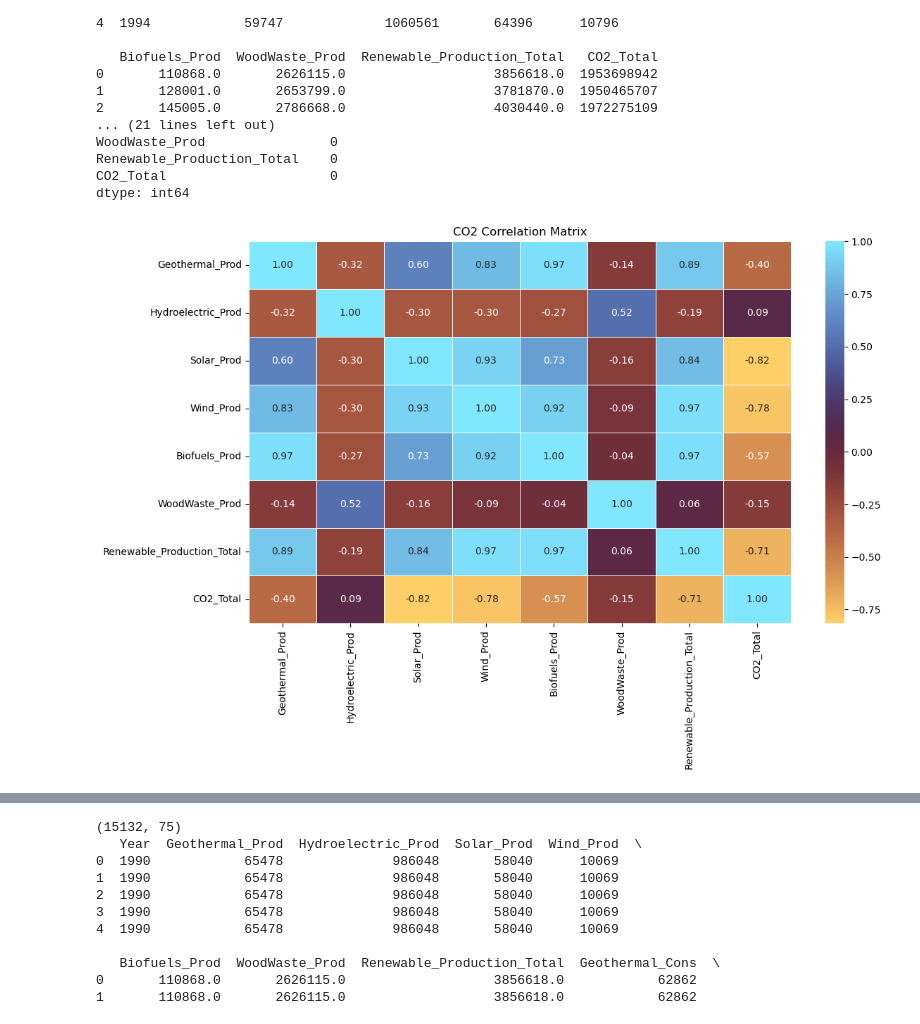
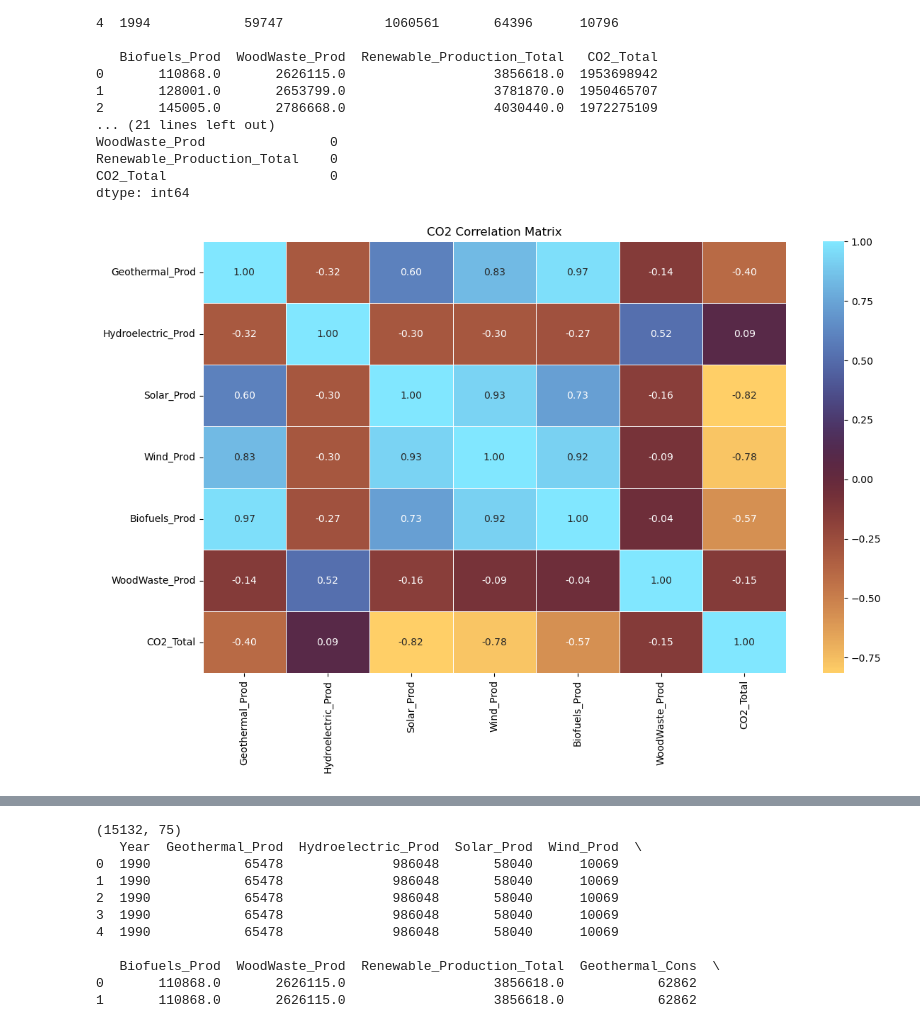
Before and after one commit to akim94-dat/renewable-energy, a Jupyter notebook: Methods_&_Results.ipynb, the cells around one changed output, grey strips where cells are left out. Drawn from its saved outputs; the diff is of its cells as text; code cells hidden in the pictures.

```diff
--- a/Methods_&_Results.ipynb
+++ b/Methods_&_Results.ipynb
@@ -1249,24 +1246,25 @@ dtype: int64
 # %%
 # CO2 Correlation Analysis
 
-corr_co2_df = co2_ml_df.drop(columns=["Year"]).corr(numeric_only=True)
+corr_co2_df = co2_ml_df.drop(columns=["Year", "Renewable_Production_Total"]).corr(numeric_only=True)
+
 
 plt.figure(figsize=(12, 8))
 
 sns.heatmap(
     corr_co2_df,
     annot=True,
     fmt=".2f",
     cmap="managua",
     linewidths=0.5
 )
 
 plt.title("CO2 Correlation Matrix")
 plt.tight_layout()
 plt.savefig("CO2_correlation_matrix.png", dpi=300, bbox_inches="tight")
 plt.show()
 # %% [output]
-[figure, old version]
+[figure, new version]
 # %%
 # CO2 correlations
 co2_corr = corr_co2_df["CO2_Total"].sort_values(ascending=False)
```
Also changed, not shown: parts of 16 cells of this notebook.
